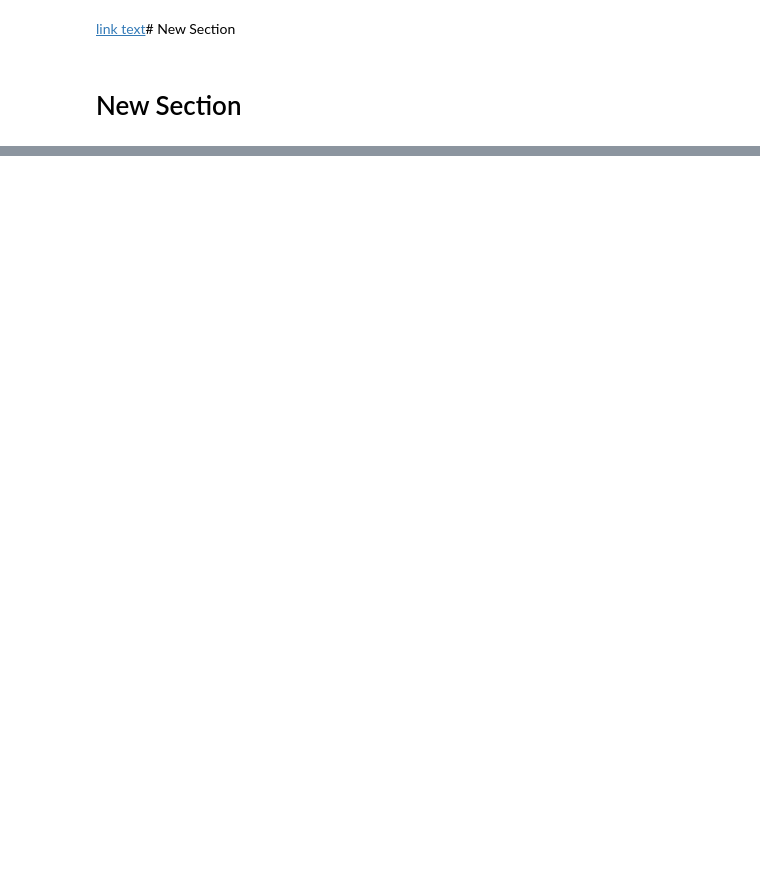
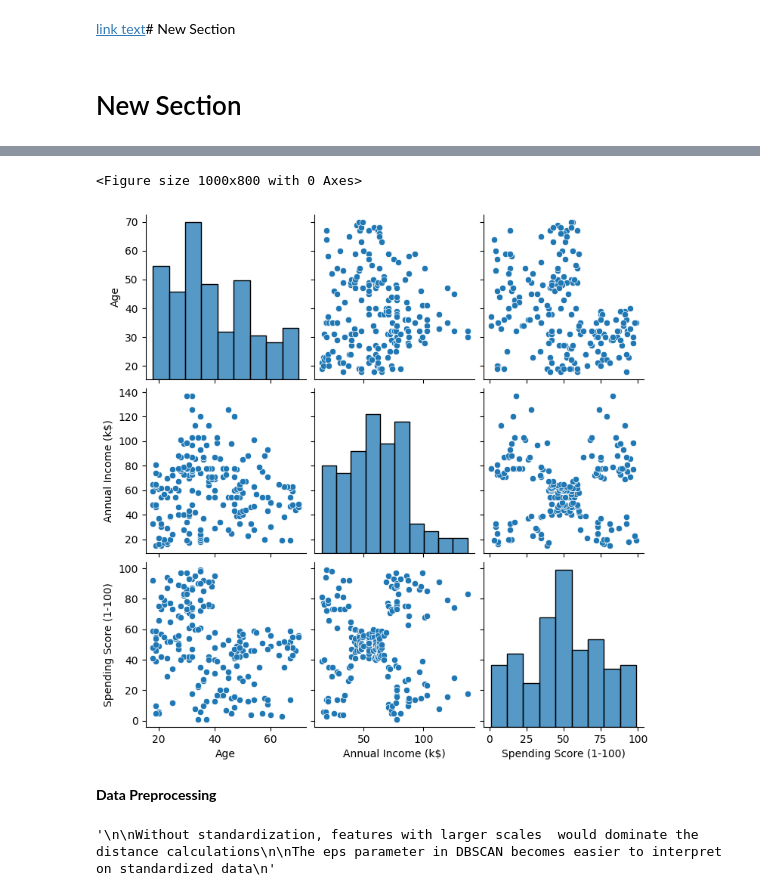
Before and after one commit to hamza-alkaabneh/project, a Jupyter notebook: lobani.ipynb, the cells around one changed output, grey strips where cells are left out. Drawn from its saved outputs; the diff is of its cells as text; code cells hidden in the pictures; blank space fills up the shorter version.

```diff
--- a/lobani.ipynb
+++ b/lobani.ipynb
@@ -246,0 +117,27 @@ plt.show()
+# %%
+# See relationships between features
+
+plt.figure(figsize=(10, 8))
+sns.pairplot(df, vars=['Age', 'Annual Income (k$)', 'Spending Score (1-100)'])
+plt.show()
+# %% [output]
+<Figure size 1000x800 with 0 Axes>
+[figure, added]
+# %% [markdown]
+**Data Preprocessing**
+# %%
+X = df[['Annual Income (k$)', 'Spending Score (1-100)']]
+
+scaler = StandardScaler()
+X_scaled = scaler.fit_transform(X)
+
+feature_names = X.columns
+
+"""
+
+Without standardization, features with larger scales  would dominate the distance calculations
+
+The eps parameter in DBSCAN becomes easier to interpret on standardized data
+"""
+# %% [output]
+'\n\nWithout standardization, features with larger scales  would dominate the distance calculations\n\nThe eps parameter in DBSCAN becomes easier to interpret on standardized data\n'
```
Also changed, not shown: parts of 39 cells of this notebook.
